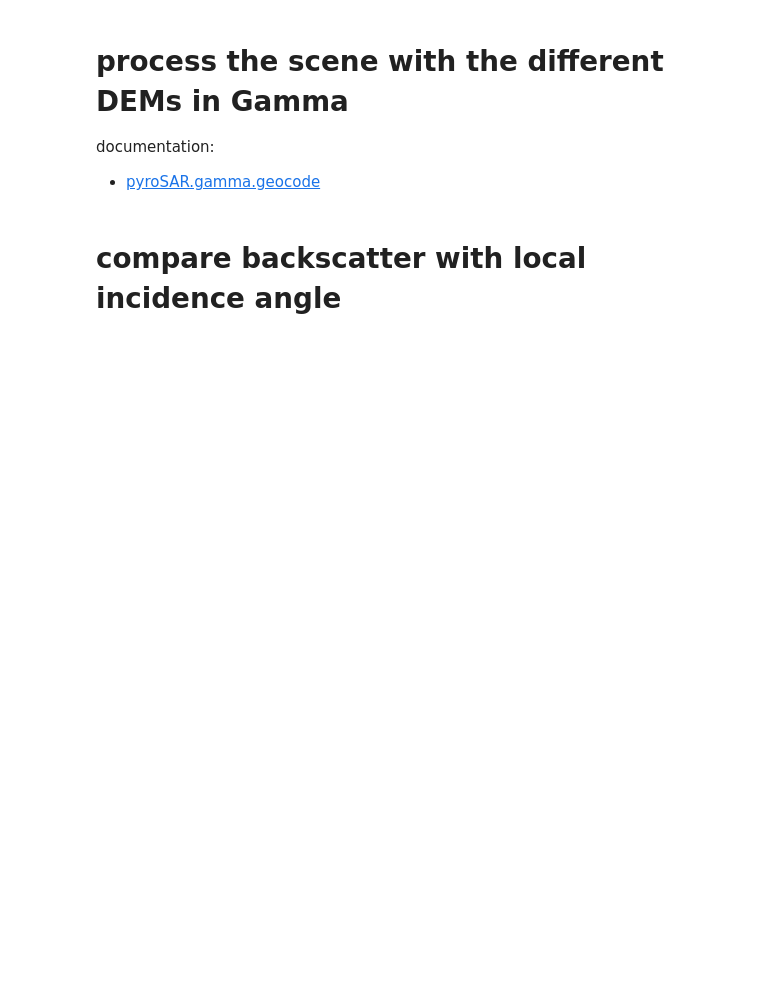
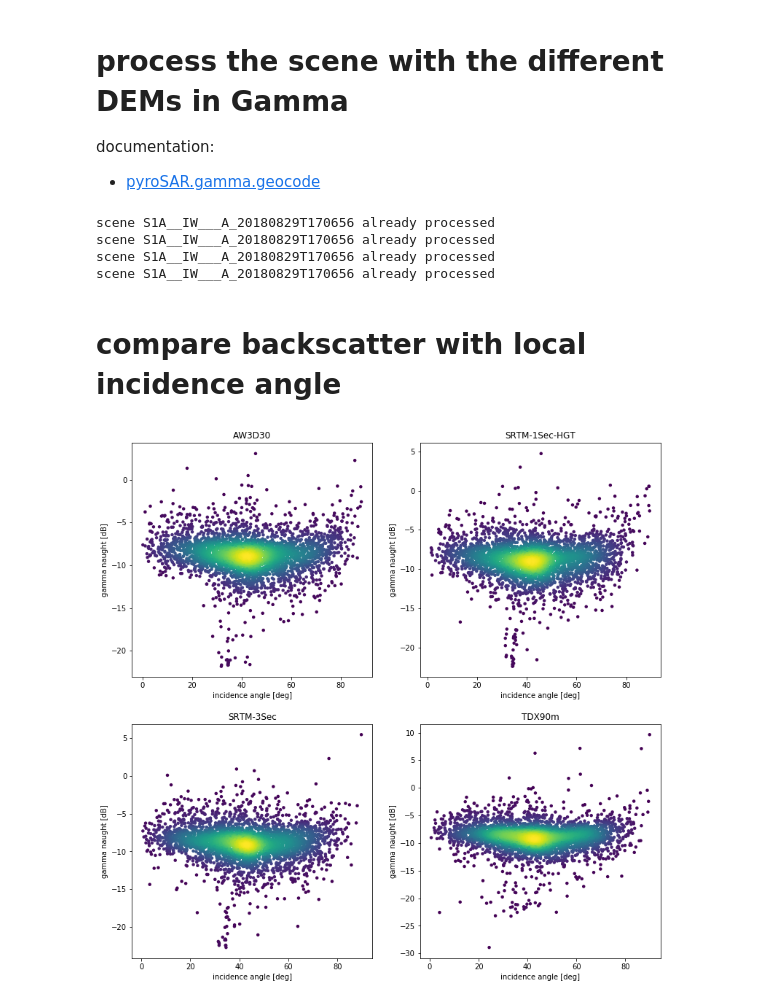
Before and after one commit to johntruckenbrodt/S1_ARD, a Jupyter notebook: data_prepare.ipynb, the cells around one changed output. Drawn from its saved outputs; the diff is of its cells as text; code cells hidden in the pictures; blank space fills up the shorter version.

Commit message:
[data_prepare] included first plots

```diff
--- a/data_prepare.ipynb
+++ b/data_prepare.ipynb
@@ -23,12 +23,13 @@ documentation:
 - the download of TanDEM-X 90m DEMs requires a registration, see [here](https://geoservice.dlr.de/web/dataguide/tdm90) for details; once registered the credentials can be passed to function dem_autocreate; for the other DEM options they are ignored
 # %%
 import os
+import pyroSAR
 from pyroSAR import identify
 from pyroSAR.gamma.srtm import dem_autocreate
 
-filename = 'S1A_IW_GRDH_1SDV_20180829T170656_20180829T170721_023464_028DE0_F7BD.zip'
+maindir = '/home/john/Desktop/S1_ARD'
 
-outdir = ''
+filename = os.path.join(maindir, 'S1A_IW_GRDH_1SDV_20180829T170656_20180829T170721_023464_028DE0_F7BD.zip')
 
 id = identify(filename)
 
@@ -36,7 +37,7 @@ demfiles = {}
 for demType in ['AW3D30', 'SRTM 1Sec HGT', 'SRTM 3Sec', 'TDX90m']:
     dem_id = demType.replace(' ', '-')
     dem_base = 'demfile_gamma_{}'.format(dem_id)
-    dem = os.path.join(outdir, dem_base)
+    dem = os.path.join(maindir, dem_base)
     print(demType)
     with id.bbox() as bbox:
         dem_autocreate(geometry=bbox, demType=demType, outfile=dem,
@@ -54,24 +65,35 @@ from pyroSAR.gamma import geocode
 os.environ['OMP_NUM_THREADS'] = '6'
 
 for dem_id, dem_file in demfiles.items():
-    scenedir = os.path.join(outdir, '{}_{}'.format(id.outname_base(), dem_id))
+    scenedir = os.path.join(maindir, '{}_{}'.format(id.outname_base(), dem_id))
     geocode(scene=id, dem=dem_file,
             tempdir=os.path.join(scenedir, 'process'), outdir=scenedir,
             targetres=90, scaling='db')
+# %% [output]
+scene S1A__IW___A_20180829T170656 already processed
+scene S1A__IW___A_20180829T170656 already processed
+scene S1A__IW___A_20180829T170656 already processed
+scene S1A__IW___A_20180829T170656 already processed
 # %% [markdown]
 # compare backscatter with local incidence angle
 # %%
+% matplotlib inline
+
 from S1_ARD import sar_vs_inc
 from matplotlib import pyplot as plt
+import matplotlib
+matplotlib.rcParams['figure.figsize'] = (13, 13)
 
 i = 1
 for dem_id in demfiles.keys():
     scenedir = os.path.join(maindir, '{}_{}'.format(id.outname_base(), dem_id))
     sar = os.path.join(scenedir, '{}_VV_grd_mli_norm_geo_db.tif'.format(id.outname_base()))
     inc = os.path.join(scenedir, '{}_inc_geo.tif'.format(id.outname_base()))
-    print(sar, os.path.isfile(sar))
-    print(inc, os.path.isfile(inc))
     plt.subplot(2, 2, i)
-    sar_vs_inc(sar, inc, nsamples=5000, title=dem_id, xlabel='incidence angle [deg]', ylabel='gamma naught [dB]')
+    sar_vs_inc(sar, inc, nsamples=5000, title=dem_id,
+               xlabel='incidence angle [deg]',
+               ylabel='gamma naught [dB]')
     i += 1
 plt.show()
+# %% [output]
+[figure, added]
```
Also changed, not shown: parts of 1 cell of this notebook.
